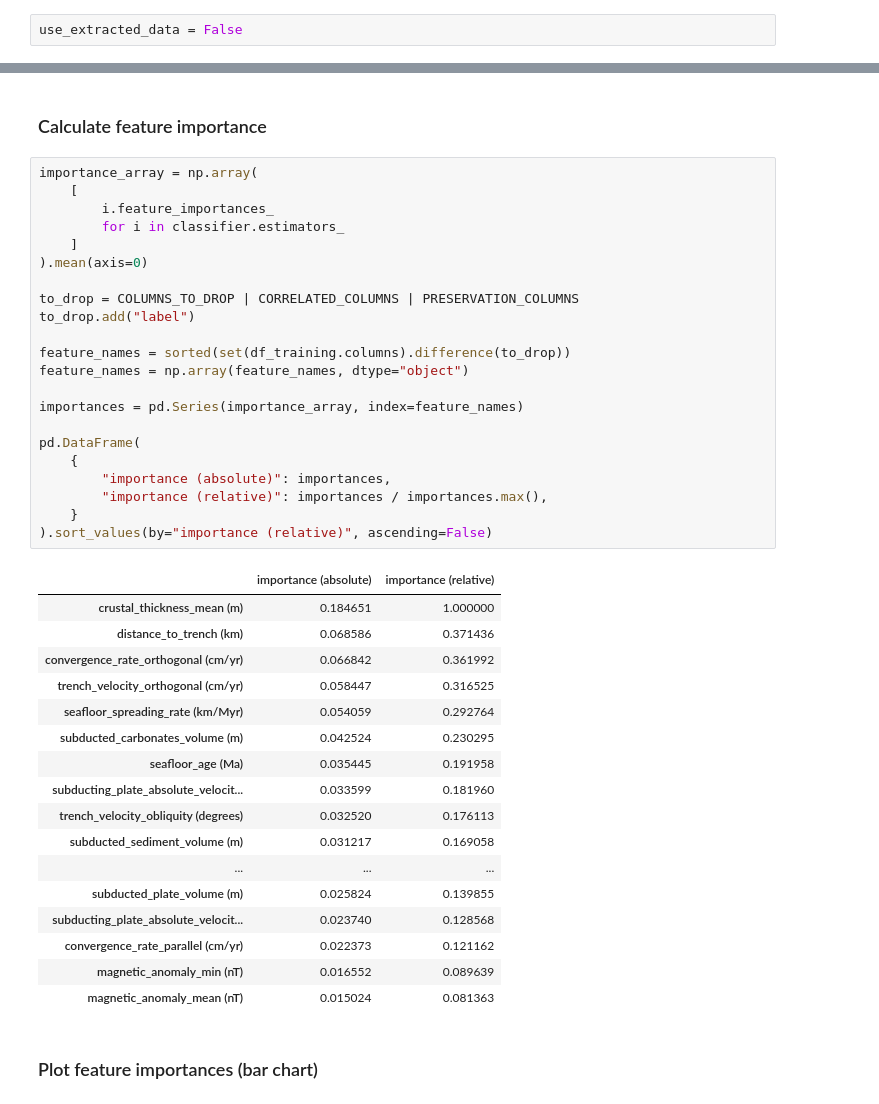
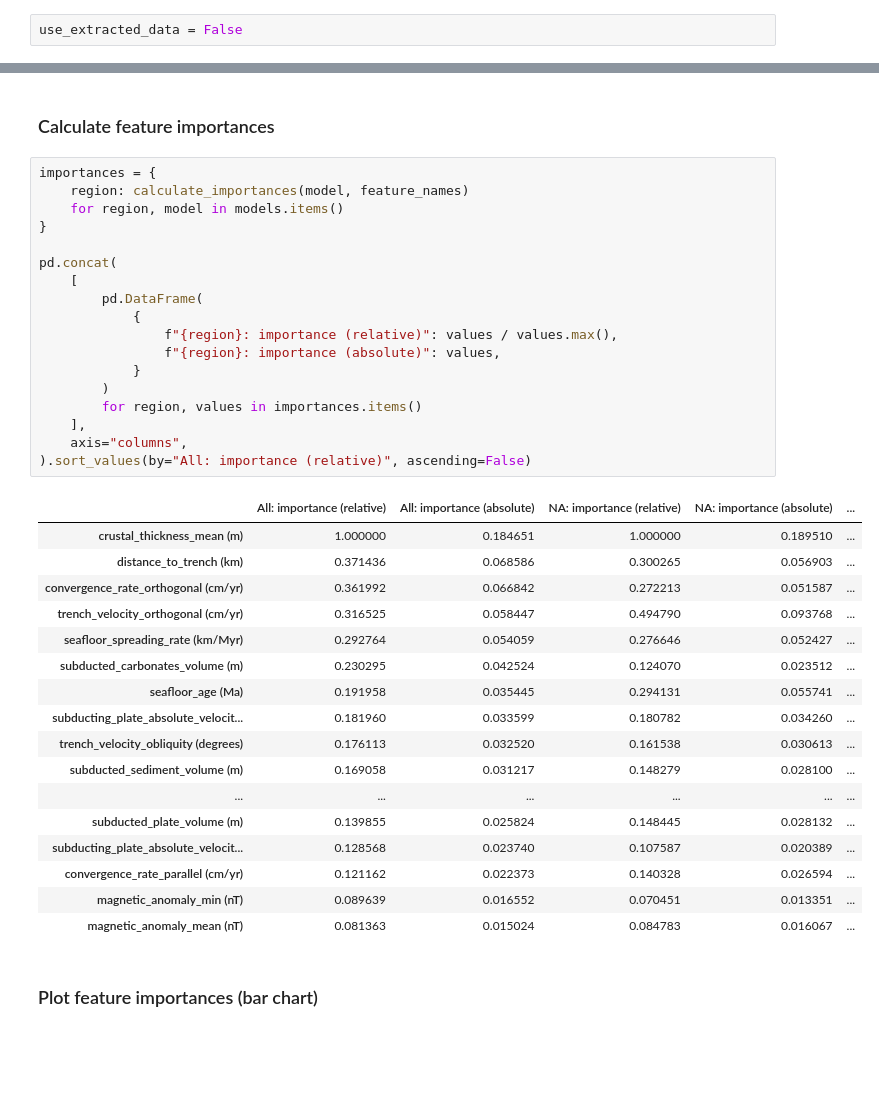
Before and after one commit to cpalfonso/stellar-data-mining, a Jupyter notebook: Fig-04-feature_importance.ipynb, the cells around one changed output, grey strips where cells are left out. Saved outputs shown, nothing was run; the diff lists cells and outputs as text; blank space fills up the shorter version.

```diff
--- a/Fig-04-feature_importance.ipynb
+++ b/Fig-04-feature_importance.ipynb
@@ -45,45 +87,41 @@ boxplots_filename = os.path.join(supplement_dir, "feature_boxplots")
 # %% [markdown]
-### Calculate feature importance
+### Calculate feature importances
-# %%
-importance_array = np.array(
-    [
-        i.feature_importances_
-        for i in classifier.estimators_
-    ]
-).mean(axis=0)
-
-to_drop = COLUMNS_TO_DROP | CORRELATED_COLUMNS | PRESERVATION_COLUMNS
-to_drop.add("label")
-
-feature_names = sorted(set(df_training.columns).difference(to_drop))
-feature_names = np.array(feature_names, dtype="object")
-
-importances = pd.Series(importance_array, index=feature_names)
-
-pd.DataFrame(
-    {
-        "importance (absolute)": importances,
-        "importance (relative)": importances / importances.max(),
-    }
-).sort_values(by="importance (relative)", ascending=False)
-# %% [output]
-|  | importance (absolute) | importance (relative) |
-| crustal_thickness_mean (m) | 0.184651 | 1.000000 |
-| distance_to_trench (km) | 0.068586 | 0.371436 |
-| convergence_rate_orthogonal (cm/yr) | 0.066842 | 0.361992 |
-| trench_velocity_orthogonal (cm/yr) | 0.058447 | 0.316525 |
-| seafloor_spreading_rate (km/Myr) | 0.054059 | 0.292764 |
-| subducted_carbonates_volume (m) | 0.042524 | 0.230295 |
-| seafloor_age (Ma) | 0.035445 | 0.191958 |
-| subducting_plate_absolute_velocit... | 0.033599 | 0.181960 |
-| trench_velocity_obliquity (degrees) | 0.032520 | 0.176113 |
-| subducted_sediment_volume (m) | 0.031217 | 0.169058 |
-| ... | ... | ... |
-| subducted_plate_volume (m) | 0.025824 | 0.139855 |
-| subducting_plate_absolute_velocit... | 0.023740 | 0.128568 |
-| convergence_rate_parallel (cm/yr) | 0.022373 | 0.121162 |
-| magnetic_anomaly_min (nT) | 0.016552 | 0.089639 |
-| magnetic_anomaly_mean (nT) | 0.015024 | 0.081363 |
+# %%
+importances = {
+    region: calculate_importances(model, feature_names)
+    for region, model in models.items()
+}
+
+pd.concat(
+    [
+        pd.DataFrame(
+            {
+                f"{region}: importance (relative)": values / values.max(),
+                f"{region}: importance (absolute)": values,
+            }
+        )
+        for region, values in importances.items()
+    ],
+    axis="columns",
+).sort_values(by="All: importance (relative)", ascending=False)
+# %% [output]
+|  | All: importance (relative) | All: importance (absolute) | NA: importance (relative) | NA: importance (absolute) | ... |
+| crustal_thickness_mean (m) | 1.000000 | 0.184651 | 1.000000 | 0.189510 | ... |
+| distance_to_trench (km) | 0.371436 | 0.068586 | 0.300265 | 0.056903 | ... |
+| convergence_rate_orthogonal (cm/yr) | 0.361992 | 0.066842 | 0.272213 | 0.051587 | ... |
+| trench_velocity_orthogonal (cm/yr) | 0.316525 | 0.058447 | 0.494790 | 0.093768 | ... |
+| seafloor_spreading_rate (km/Myr) | 0.292764 | 0.054059 | 0.276646 | 0.052427 | ... |
+| subducted_carbonates_volume (m) | 0.230295 | 0.042524 | 0.124070 | 0.023512 | ... |
+| seafloor_age (Ma) | 0.191958 | 0.035445 | 0.294131 | 0.055741 | ... |
+| subducting_plate_absolute_velocit... | 0.181960 | 0.033599 | 0.180782 | 0.034260 | ... |
+| trench_velocity_obliquity (degrees) | 0.176113 | 0.032520 | 0.161538 | 0.030613 | ... |
+| subducted_sediment_volume (m) | 0.169058 | 0.031217 | 0.148279 | 0.028100 | ... |
+| ... | ... | ... | ... | ... | ... |
+| subducted_plate_volume (m) | 0.139855 | 0.025824 | 0.148445 | 0.028132 | ... |
+| subducting_plate_absolute_velocit... | 0.128568 | 0.023740 | 0.107587 | 0.020389 | ... |
+| convergence_rate_parallel (cm/yr) | 0.121162 | 0.022373 | 0.140328 | 0.026594 | ... |
+| magnetic_anomaly_min (nT) | 0.089639 | 0.016552 | 0.070451 | 0.013351 | ... |
+| magnetic_anomaly_mean (nT) | 0.081363 | 0.015024 | 0.084783 | 0.016067 | ... |
 # %% [markdown]
 ### Plot feature importances (bar chart)
 # %%
```
Also changed, not shown: parts of 14 cells of this notebook, 9 other files.
